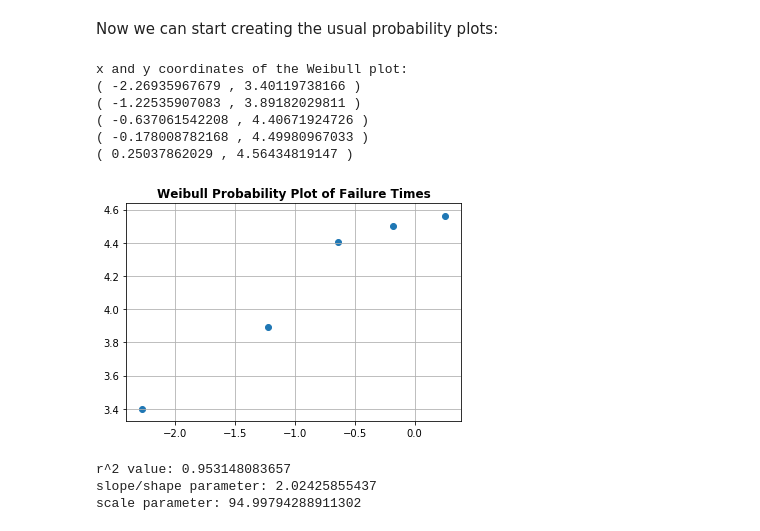
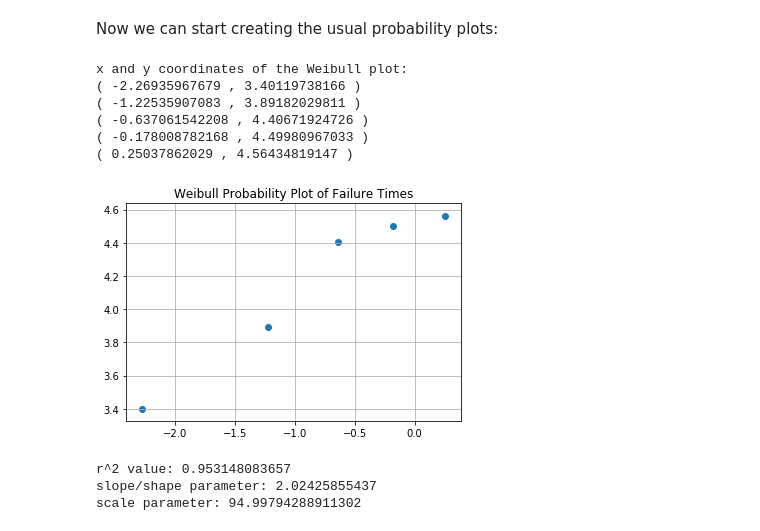
Before and after one commit to slightlynybbled/jupyter_notebooks, a Jupyter notebook: weibull/Weibull_Analysis.ipynb, the cells around one changed output. Saved outputs shown, nothing was run; the diff lists cells and outputs as text; code cells hidden in the pictures.

```diff
--- a/weibull/Weibull_Analysis.ipynb
+++ b/weibull/Weibull_Analysis.ipynb
@@ -418,24 +420,24 @@ Now we can start creating the usual probability plots:
 # %%
 data = df_final["dtf"].values
 y = ln(data)
 median_rank = df_final["median_rank"].values
 x = ln(-ln(1 - median_rank))
 
 plt.scatter(x,y)
-plt.title("Weibull Probability Plot of Failure Times", weight='bold')
+plt.title("Weibull Probability Plot of Failure Times")
 plt.grid()
 
 print("x and y coordinates of the Weibull plot:")
 for value in zip(x,y):
     print("( " + str(value[0]) + " , " + str(value[1]) + " )")
 # %% [output]
 x and y coordinates of the Weibull plot:
 ( -2.26935967679 , 3.40119738166 )
 ( -1.22535907083 , 3.89182029811 )
 ( -0.637061542208 , 4.40671924726 )
 ( -0.178008782168 , 4.49980967033 )
 ( 0.25037862029 , 4.56434819147 )
-[figure, old version]
+[figure, new version]
 # %%
 import scipy.stats as stats # scipy is a statistical package for Python
 
```
Also changed, not shown: parts of 13 cells of this notebook.
